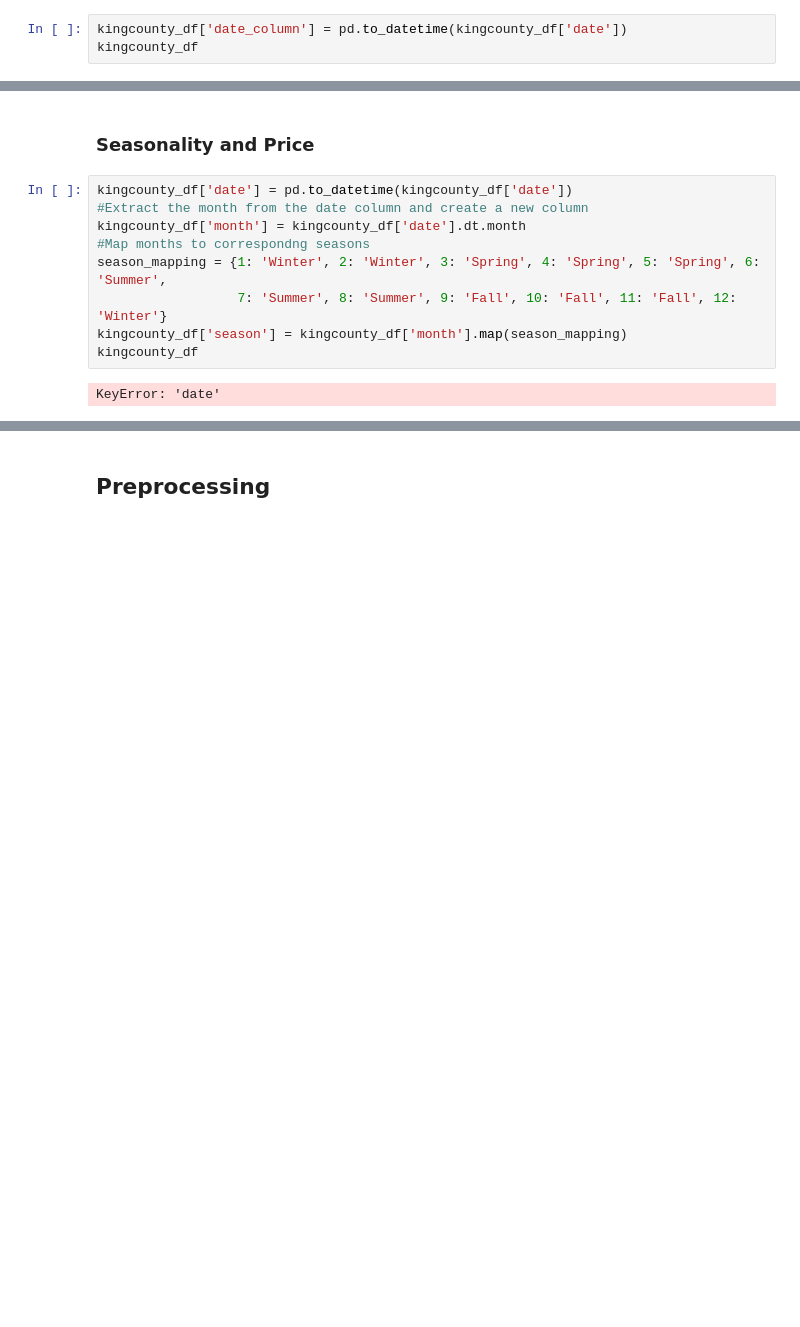
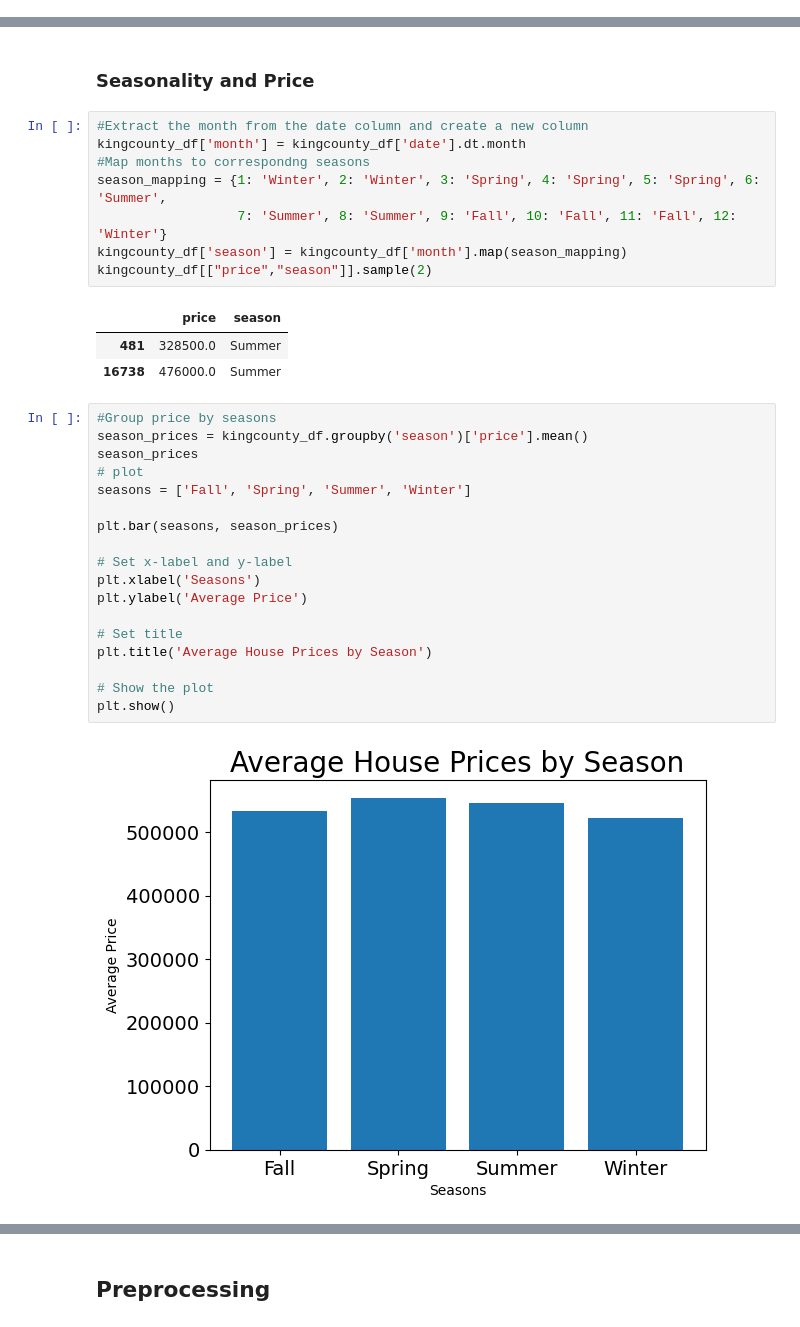
Before and after one commit to WatiriVivian/Phase2-DataScience-Project, a Jupyter notebook: student.ipynb, the cells around one changed output, grey strips where cells are left out. Drawn from its saved outputs; the diff is of its cells as text; blank space fills up the shorter version.

```diff
--- a/student.ipynb
+++ b/student.ipynb
@@ -205,6 +205,3 @@ sqft_lot15          int64
 view_num            int64
 waterfront_num      int64
 dtype: object
-# %%
-kingcounty_df['date_column'] = pd.to_datetime(kingcounty_df['date'])
-kingcounty_df
@@ -424,13 +411,34 @@ kingcounty_df.dtypes
 # %% [markdown]
 ### Seasonality and Price
 # %%
-kingcounty_df['date'] = pd.to_datetime(kingcounty_df['date'])
 #Extract the month from the date column and create a new column
 kingcounty_df['month'] = kingcounty_df['date'].dt.month
 #Map months to correspondng seasons
 season_mapping = {1: 'Winter', 2: 'Winter', 3: 'Spring', 4: 'Spring', 5: 'Spring', 6: 'Summer',
                   7: 'Summer', 8: 'Summer', 9: 'Fall', 10: 'Fall', 11: 'Fall', 12: 'Winter'}
 kingcounty_df['season'] = kingcounty_df['month'].map(season_mapping)
-kingcounty_df
+kingcounty_df[["price","season"]].sample(2)
 # %% [output]
-KeyError: 'date'
+|  | price | season |
+| 481 | 328500.0 | Summer |
+| 16738 | 476000.0 | Summer |
+# %%
+#Group price by seasons
+season_prices = kingcounty_df.groupby('season')['price'].mean()
+season_prices
+# plot
+seasons = ['Fall', 'Spring', 'Summer', 'Winter']
+
+plt.bar(seasons, season_prices)
+
+# Set x-label and y-label
+plt.xlabel('Seasons')
+plt.ylabel('Average Price')
+
+# Set title
+plt.title('Average House Prices by Season')
+
+# Show the plot
+plt.show()
+# %% [output]
+[figure, added]
```
Also changed, not shown: parts of 22 cells of this notebook.
